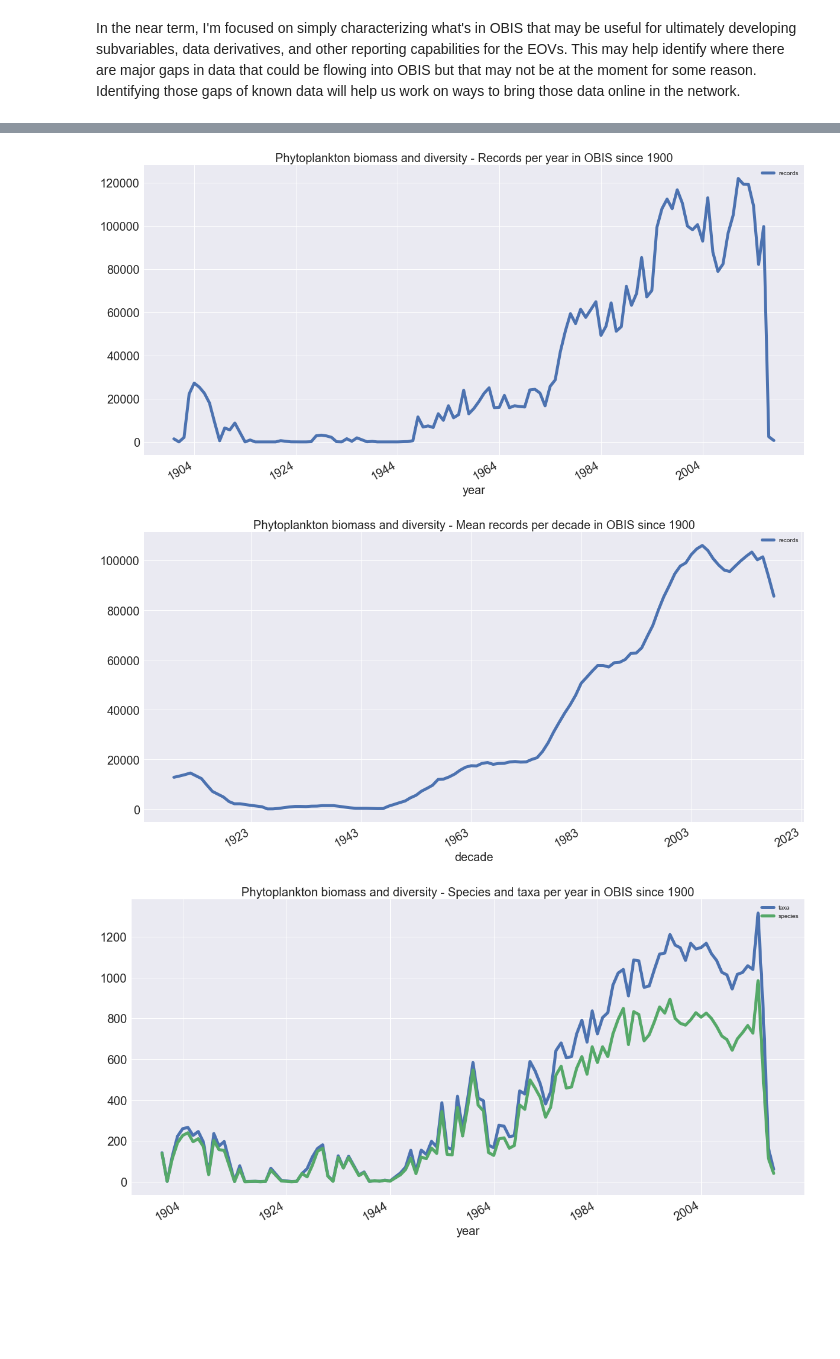
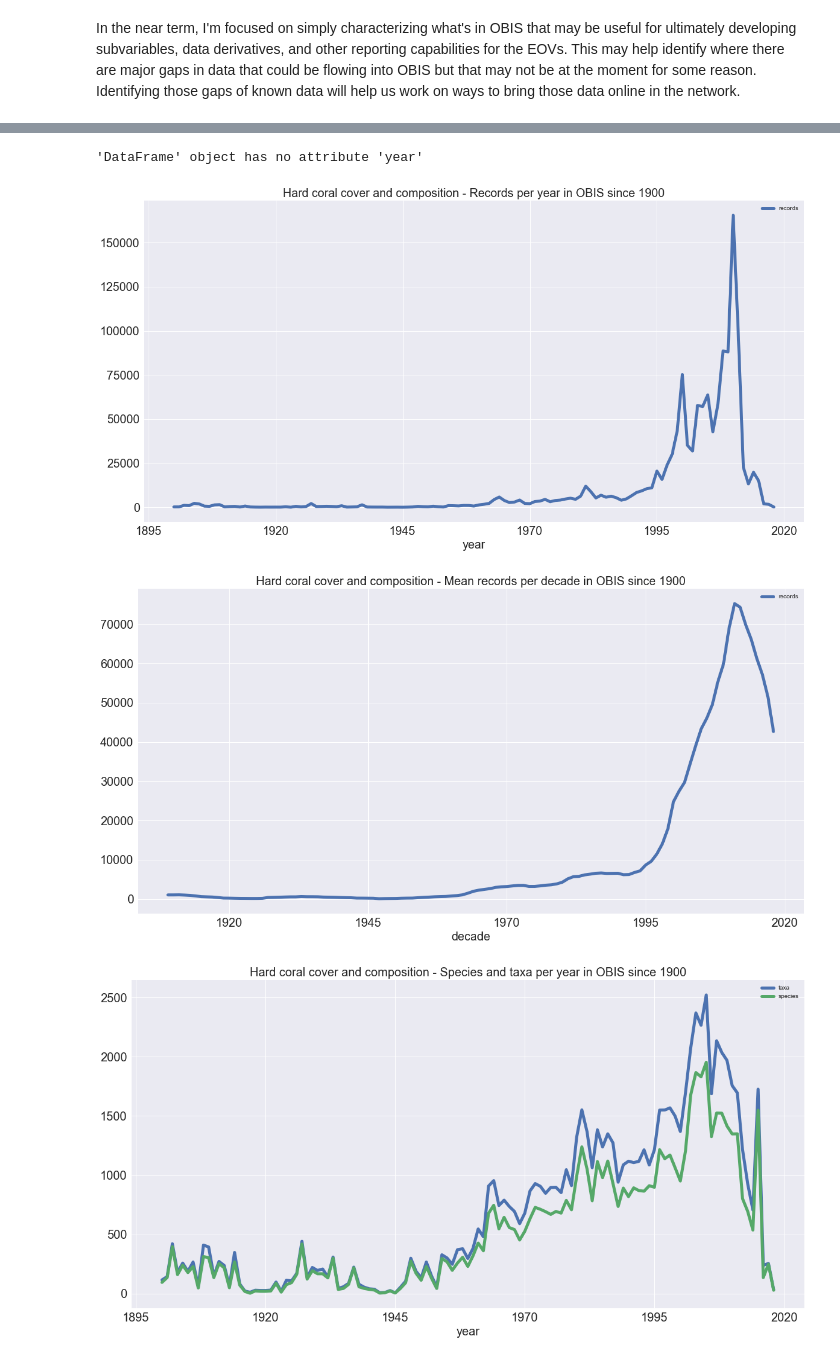
Before and after one commit to usgs-bcb/PEGASUS2, a Jupyter notebook: Summary Stats.ipynb, the cells around one changed output, grey strips where cells are left out. Drawn from its saved outputs; the diff is of its cells as text; code cells hidden in the pictures; blank space fills up the shorter version.

```diff
--- a/Summary Stats.ipynb
+++ b/Summary Stats.ipynb
@@ -12,9 +12,10 @@ sns.set()
 # %%
 eov_packet = pf.get_eov_packet()
 # %%
-for index,eov in enumerate(eov_packet):
-    summary_stats = pf.summary_stats_by_aphiaids(pf.get_worms_info(eov["name"])["valid_aphiaids"], summary_type="statistics")
+for eov,packet in eov_packet.items():
+    print(f'{packet["label"]} - Summary Stats')
 
-    print(f'{eov["label"]} - Summary Stats')
+    summary_stats = pf.summary_stats_by_aphiaids(pf.get_eov_packet(eov_name=eov, taxon_ids_only=True), summary_type="statistics")
+
     display(summary_stats)
 # %% [output]
@@ -64,25 +60,29 @@ Seagrass cover and composition - Summary Stats
 # %%
-for index,eov in enumerate(eov_packet):
-    obs_history = pf.summary_stats_by_aphiaids(pf.get_worms_info(eov["name"])["valid_aphiaids"], summary_type="statistics/years")
+for eov,packet in eov_packet.items():
+    try:
+        obs_history = pf.summary_stats_by_aphiaids(pf.get_eov_packet(eov_name=eov, taxon_ids_only=True), summary_type="statistics/years")
 
-    df = pd.DataFrame.from_dict(obs_history)
-    df.year = pd.to_datetime(df.year, format='%Y')
-    df.set_index('year', inplace=True)
+        df = pd.DataFrame.from_dict(obs_history)
+        df.year = pd.to_datetime(df.year, format='%Y')
+        df.set_index('year', inplace=True)
 
-    records = df[['records']]
+        records = df[['records']]
 
-    records.plot(figsize=(20,10), linewidth=5, fontsize=20)
-    plt.xlabel('year', fontsize=20)
-    plt.title(f"{eov['label']} - Records per year in OBIS since 1900", fontsize=20)
+        records.plot(figsize=(20,10), linewidth=5, fontsize=20)
+        plt.xlabel('year', fontsize=20)
+        plt.title(f"{packet['label']} - Records per year in OBIS since 1900", fontsize=20)
 
-    records.rolling(10).mean().plot(figsize=(20,10), linewidth=5, fontsize=20)
-    plt.xlabel('decade', fontsize=20)
-    plt.title(f"{eov['label']} - Mean records per decade in OBIS since 1900", fontsize=20)
+        records.rolling(10).mean().plot(figsize=(20,10), linewidth=5, fontsize=20)
+        plt.xlabel('decade', fontsize=20)
+        plt.title(f"{packet['label']} - Mean records per decade in OBIS since 1900", fontsize=20)
 
-    df[['taxa','species']].plot(figsize=(20,10), linewidth=5, fontsize=20)
-    plt.xlabel('year', fontsize=20)
-    plt.title(f"{eov['label']} - Species and taxa per year in OBIS since 1900", fontsize=20)
+        df[['taxa','species']].plot(figsize=(20,10), linewidth=5, fontsize=20)
+        plt.xlabel('year', fontsize=20)
+        plt.title(f"{packet['label']} - Species and taxa per year in OBIS since 1900", fontsize=20)
+    except Exception as e:
+        print(e)
 # %% [output]
+'DataFrame' object has no attribute 'year'
-[figure, old version]
+[figure, new version]
-[figure, old version]
+[figure, new version]
-[figure, old version]
+[figure, new version]
```
Also changed, not shown: parts of 2 cells of this notebook, 14 other files.
